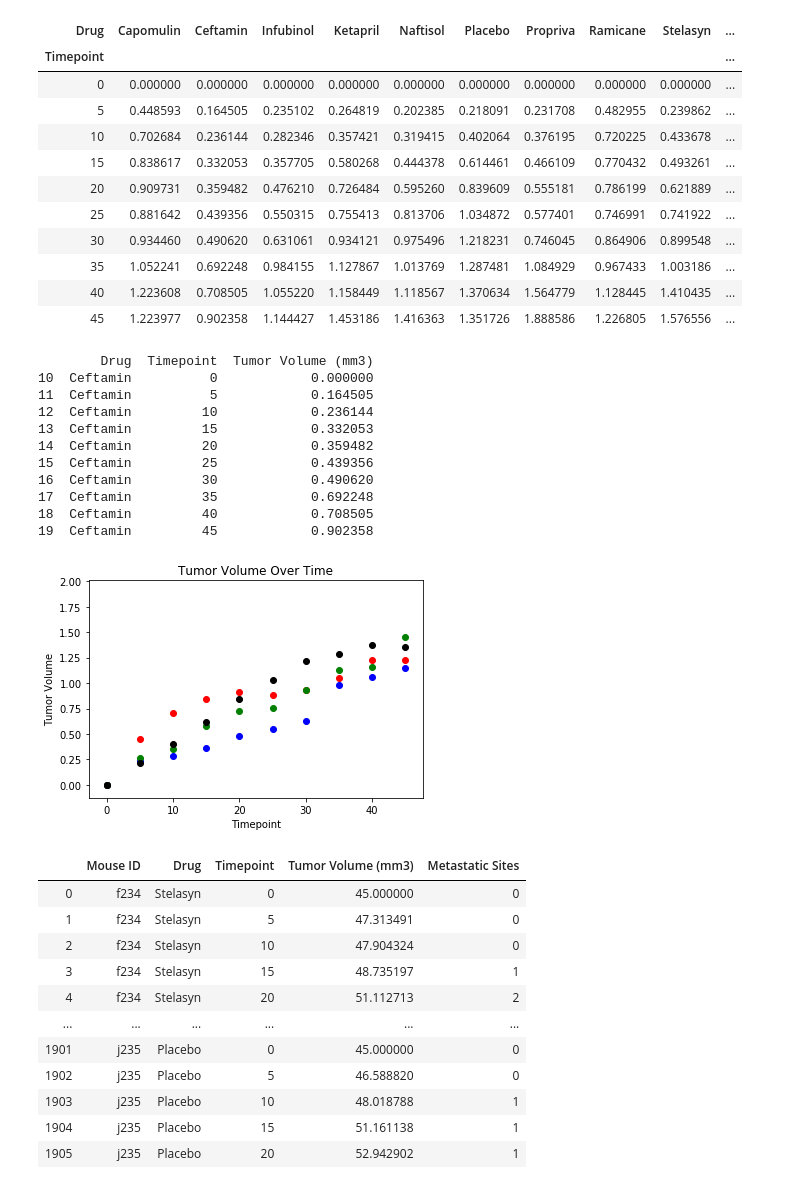
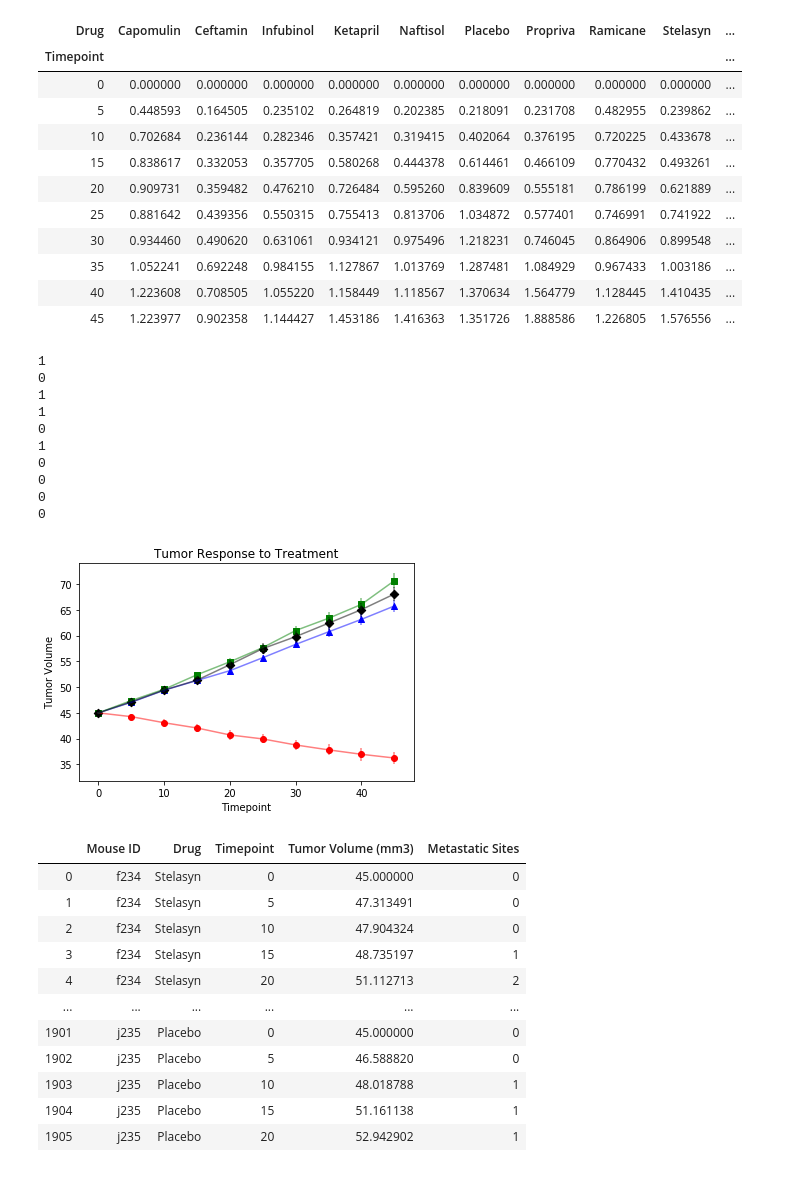
Before and after one commit to jmrafferty/matplotlib-challenge, a Jupyter notebook: Pymaceuticals/pymaceuticals-- Test 1.ipynb, the cells around one changed output. Cells and saved outputs as stored; diff of their text form; code cells hidden in the pictures.

Commit message:
11th Commit - Error Bars added

```diff
--- a/Pymaceuticals/pymaceuticals-- Test 1.ipynb
+++ b/Pymaceuticals/pymaceuticals-- Test 1.ipynb
@@ -139,7 +164,8 @@ Index(['Tumor Volume (mm3)'], dtype='object')
 100 rows × 3 columns
 # %%
 errorDF = tumorError_df.reset_index()
-errorDF.pivot(index="Timepoint", columns="Drug")["Tumor Volume (mm3)"]
+errorDF = errorDF.pivot(index="Timepoint", columns="Drug")["Tumor Volume (mm3)"]
+errorDF
 # %% [output]
 | Drug | Capomulin | Ceftamin | Infubinol | Ketapril | Naftisol | Placebo | Propriva | Ramicane | Stelasyn | ... |
 | Timepoint |  |  |  |  |  |  |  |  |  | ... |
@@ -160,36 +182,57 @@ errorDF.pivot(index="Timepoint", columns="Drug")["Tumor Volume (mm3)"]
+# %%
+# Minor Data Munging to Re-Format the Data Frames
+
+mean_pivot = tumorVOL_df.pivot(index="Timepoint", columns="Drug")["Tumor Volume (mm3)"]
+#plt.errorbar(errorDF.index, mean_pivot["Capomulin"], yerr=errorDF["Capomulin"])
+
+count = 0
+
+for df in dfList:
+    plt.scatter(dfList[count]["Timepoint"], dfList[count]["Tumor Volume (mm3)"], marker=marker_list[count], color=colors[count],
+                alpha=alpha_list[count])
+    plt.errorbar(errorDF.index, mean_pivot[uniques[count]], yerr=errorDF[uniques[count]], color=colors[count], alpha=alphaInt_list[count])
+    print(alpha_list[count])
+    count +=1
+
+plt.xlabel("Timepoint")
+plt.ylabel("Tumor Volume")
+plt.title("Tumor Response to Treatment")
+
+
+plt.show()
+# Preview that Reformatting worked
+# %% [output]
+1
+0
+1
+1
+0
+1
+0
+0
+0
+0
+[figure, added]
 # %%
 # Generate the Plot (with Error Bars)
-semList = []
-countSEM = 0
-for drug in uniques:
-    new_semDf = errorDF.loc[errorDF["Drug"]==drug]
-    semList.append(new_semDf)
+#semList = []
+#countSEM = 0
+#for drug in uniques:
+    #new_semDf = errorDF.loc[errorDF["Drug"]==drug]
+    #semList.append(new_semDf)
 
-print(semList[1])
+#print(semList[1])
 #print(len(semList)
 
-for df in dfList:
-    plt.scatter(semList[countSEM]["Timepoint"], semList[countSEM]["Tumor Volume (mm3)"], color=colors[countSEM],
-                alpha=alpha_list[countSEM])
-    countSEM +=1
+#for df in dfList:
+   #plt.scatter(semList[countSEM]["Timepoint"], semList[countSEM]["Tumor Volume (mm3)"], color=colors[countSEM],
+                #alpha=alpha_list[countSEM])
+    #countSEM +=1
 
-plt.xlabel("Timepoint")
-plt.ylabel("Tumor Volume")
-plt.title("Tumor Volume Over Time")
-plt.show()
+#plt.xlabel("Timepoint")
+#plt.ylabel("Tumor Volume")
+#plt.title("Tumor Volume Over Time")
+#plt.show()
-# %% [output]
-        Drug  Timepoint  Tumor Volume (mm3)
-10  Ceftamin          0            0.000000
-11  Ceftamin          5            0.164505
-12  Ceftamin         10            0.236144
-13  Ceftamin         15            0.332053
-14  Ceftamin         20            0.359482
-15  Ceftamin         25            0.439356
-16  Ceftamin         30            0.490620
-17  Ceftamin         35            0.692248
-18  Ceftamin         40            0.708505
-19  Ceftamin         45            0.902358
-[figure, removed]
 # %%
 # Show the Figure
 plt.show()
```
Also changed, not shown: parts of 4 cells of this notebook, 1 other file.
